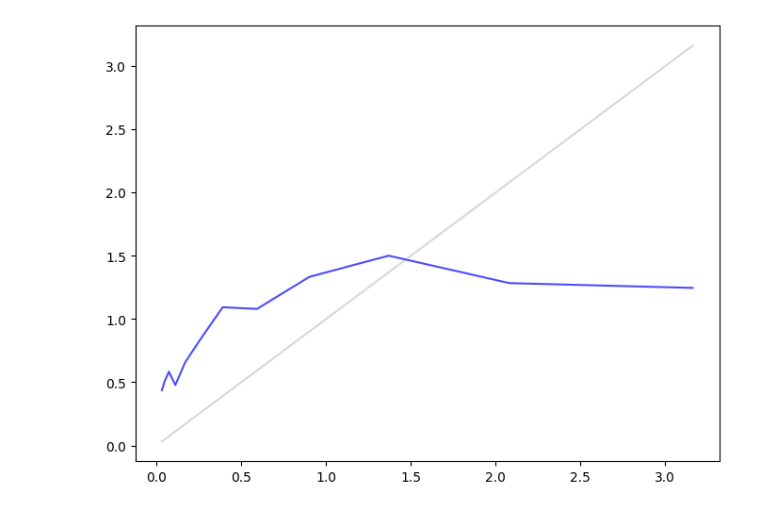
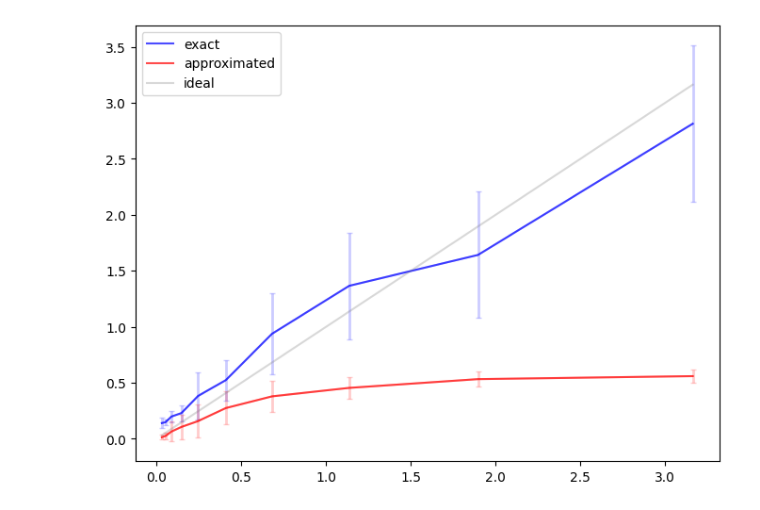
Before and after one commit to graphcore-research/minimol, a Jupyter notebook: notebooks/uncertainty_weighing.ipynb, the cells around one changed output. Saved outputs shown, nothing was run; the diff lists cells and outputs as text; code cells hidden in the pictures.

```diff
--- a/notebooks/uncertainty_weighing.ipynb
+++ b/notebooks/uncertainty_weighing.ipynb
@@ -530,0 +191,19 @@ plt.show()
+# %%
+from functools import partial
+
+n_features = 1
+
+sample_vars = run(
+    variance=0.5,
+    data_generator=partial(generate_classification_data, n_features=n_features, one_hot=False),
+    model_class=partial(LogisticRegressionModel, n_features=n_features, init_var_value=0.1, exact=True),
+    epochs=1,
+    batch_size=256,
+    n_samples=5000*256,
+    lr=(1e-2, 0.0),
+    # lr=1e-2,
+    repeats=1,
+    device=torch.device('cuda'),
+    uncertainty_weighing=True,
+    plot_dynamics=True
+)
@@ -533,34 +214,56 @@ import numpy as np
 from sklearn.metrics import mean_absolute_error as mae
 from functools import partial
 
-repeats = 2
+lr = 1e-2
+repeats = 3
+samples = 2000
 n_features = 1
-true_vars = np.logspace(-1.5, 0.5, 12)
-learned_vars = np.zeros_like(true_vars)
+batch_size = 1
+true_vars = np.logspace(-1.5, 0.5, 10)
+learned_vars_exact = np.zeros_like(true_vars)
+learned_vars_approx = np.zeros_like(true_vars)
+stds = np.zeros(shape=(2, len(true_vars)))
+device = torch.device('cuda' if batch_size > 64 else 'cpu')
 
 for j, variance in enumerate(true_vars):
     print(f"{j + 1} / {len(true_vars)}")
     sample_vars = run(
         variance,
-        data_generator=partial(generate_classification_data, n_features=n_features, one_hot=True),
-        model_class=partial(LogisticRegressionModel, n_features=n_features),
+        data_generator=partial(gen_classification_data_from_boltzmann, n_features=n_features, one_hot=False),
+        model_class=partial(LogisticRegressionModel, n_features=n_features, exact=True),
         epochs=1,
-        batch_size=2,
-        n_samples=10000,
-        lr=(1e-1, 1e-1),
-        # prior=lambda x: x/3
+        batch_size=batch_size,
+        n_samples=samples*batch_size,
+        lr=(lr, lr),
         repeats=repeats,
-        device=torch.device('cpu'),
+        device=device,
         uncertainty_weighing=True,
     )
+    learned_vars_exact[j] = np.mean(sample_vars)
+    stds[0][j] = np.std(sample_vars)
 
-    learned_vars[j] = np.mean(sample_vars)
+    sample_vars = run(
+        variance,
+        data_generator=partial(gen_classification_data_from_boltzmann, n_features=n_features, one_hot=False),
+        model_class=partial(LogisticRegressionModel, n_features=n_features, exact=False),
+        epochs=1,
+        batch_size=batch_size,
+        n_samples=samples*batch_size,
+        lr=(lr, lr),
+        repeats=repeats,
+        device=device,
+        uncertainty_weighing=True,
+    )
+    learned_vars_approx[j] = np.mean(sample_vars)
+    stds[1][j] = np.std(sample_vars)
 
-print(f'MAE = {mae(np.log(true_vars), np.log(learned_vars))}')
+
 plt.figure(figsize=(8, 6))
-plt.plot(true_vars, learned_vars, color='blue', alpha=0.7, label=f'estimated variance')
+plt.plot(true_vars, learned_vars_exact, color='blue', alpha=0.7, label=f'exact')
+plt.errorbar(true_vars, learned_vars_exact, yerr=stds[0], color='blue', elinewidth=2, capsize=2, alpha=0.2)
+plt.plot(true_vars, learned_vars_approx, color='red', alpha=0.7, label=f'approximated')
+plt.errorbar(true_vars, learned_vars_approx, yerr=stds[1], color='red', elinewidth=2, capsize=2, alpha=0.2)
 plt.plot(true_vars, true_vars, c='gray', alpha=0.3, label='ideal')
-# plt.xscale('log')
-# plt.yscale('log')
+plt.legend()
 plt.show()
 # %% [output]
@@ -580 +280 @@ MAE = 1.2155274691550668
-[figure, old version]
+[figure, new version]
```
Also changed, not shown: parts of 17 cells of this notebook, 6 other files.
